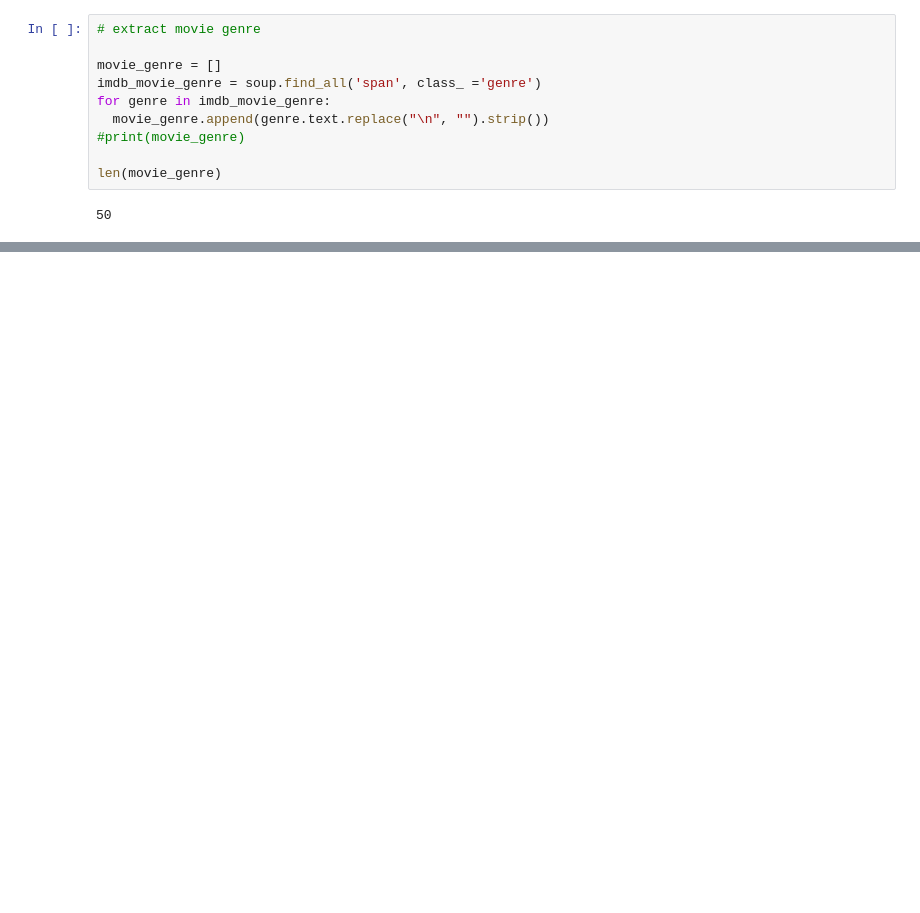
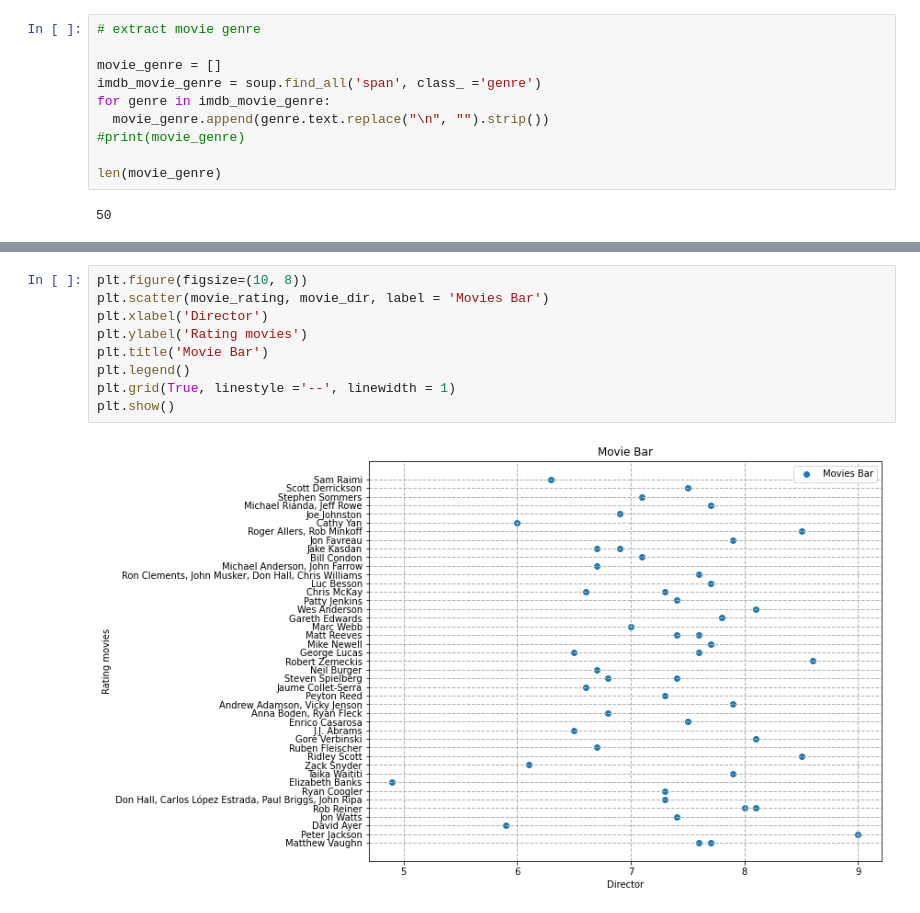
Before and after one commit to RitthujaKandasamy/imdb_challenge, a Jupyter notebook: Web scraping challenge.ipynb, the cells around one changed output, grey strips where cells are left out. Drawn from its saved outputs; the diff is of its cells as text; blank space fills up the shorter version.

```diff
--- a/Web scraping challenge.ipynb
+++ b/Web scraping challenge.ipynb
@@ -138,0 +177,11 @@ plt.show()
+# %%
+plt.figure(figsize=(10, 8))
+plt.scatter(movie_rating, movie_dir, label = 'Movies Bar')
+plt.xlabel('Director')
+plt.ylabel('Rating movies')
+plt.title('Movie Bar')
+plt.legend()
+plt.grid(True, linestyle ='--', linewidth = 1)
+plt.show()
+# %% [output]
+[figure, added]
```
Also changed, not shown: parts of 14 cells of this notebook, 2 other files.
